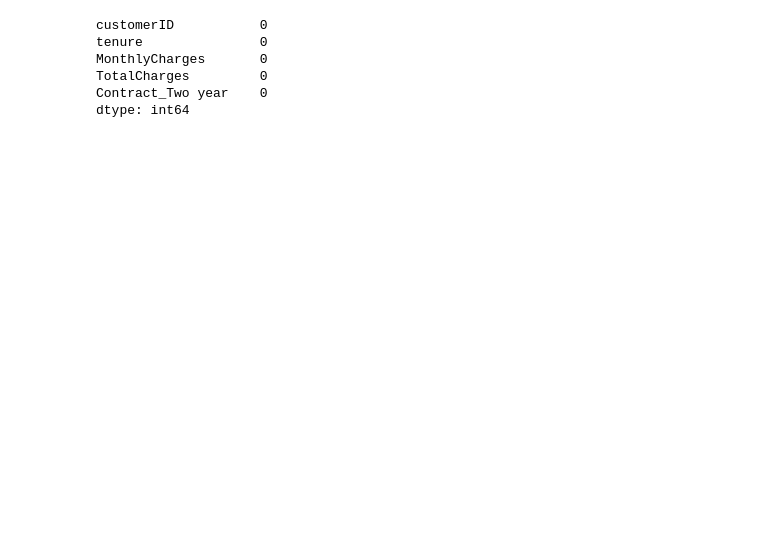
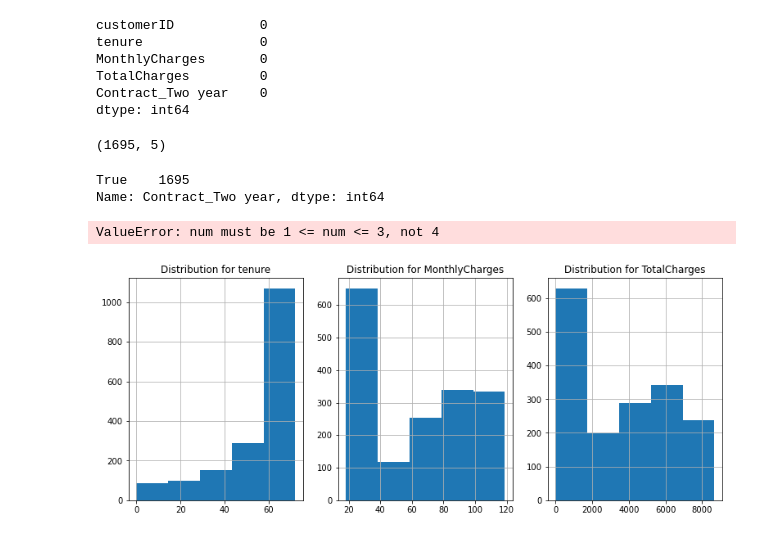
Before and after one commit to ljackson707/regression-exercises, a Jupyter notebook: regression_exercises.ipynb, the cells around one changed output. Cells and saved outputs as stored; diff of their text form; code cells hidden in the pictures; blank space fills up the shorter version.

```diff
--- a/regression_exercises.ipynb
+++ b/regression_exercises.ipynb
@@ -70,8 +70,6 @@ memory usage: 1.1+ MB
 df.TotalCharges.isnull().sum()
 # %% [output]
 11
-# %%
-df = df.dropna()
 # %%
 df.info()
 # %% [output]
@@ -145,3 +143,26 @@ MonthlyCharges       0
 TotalCharges         0
 Contract_Two year    0
 dtype: int64
+# %%
+df.shape
+# %% [output]
+(1695, 5)
+# %%
+df['Contract_Two year'].value_counts()
+# %% [output]
+True    1695
+Name: Contract_Two year, dtype: int64
+# %%
+import warnings
+warnings.filterwarnings("ignore")
+
+plt.figure(figsize=(13,5))
+for i, col in enumerate(list(df.drop(columns = 'customerID'))):
+    plotnum = i + 1
+    series = df[col]
+    plt.subplot(1, 3, plotnum)
+    plt.title(f'Distribution for {col}')
+    series.hist(bins=5)
+# %% [output]
+ValueError: num must be 1 <= num <= 3, not 4
+[figure, added]
```
Also changed, not shown: parts of 5 cells of this notebook, 1 other file.
